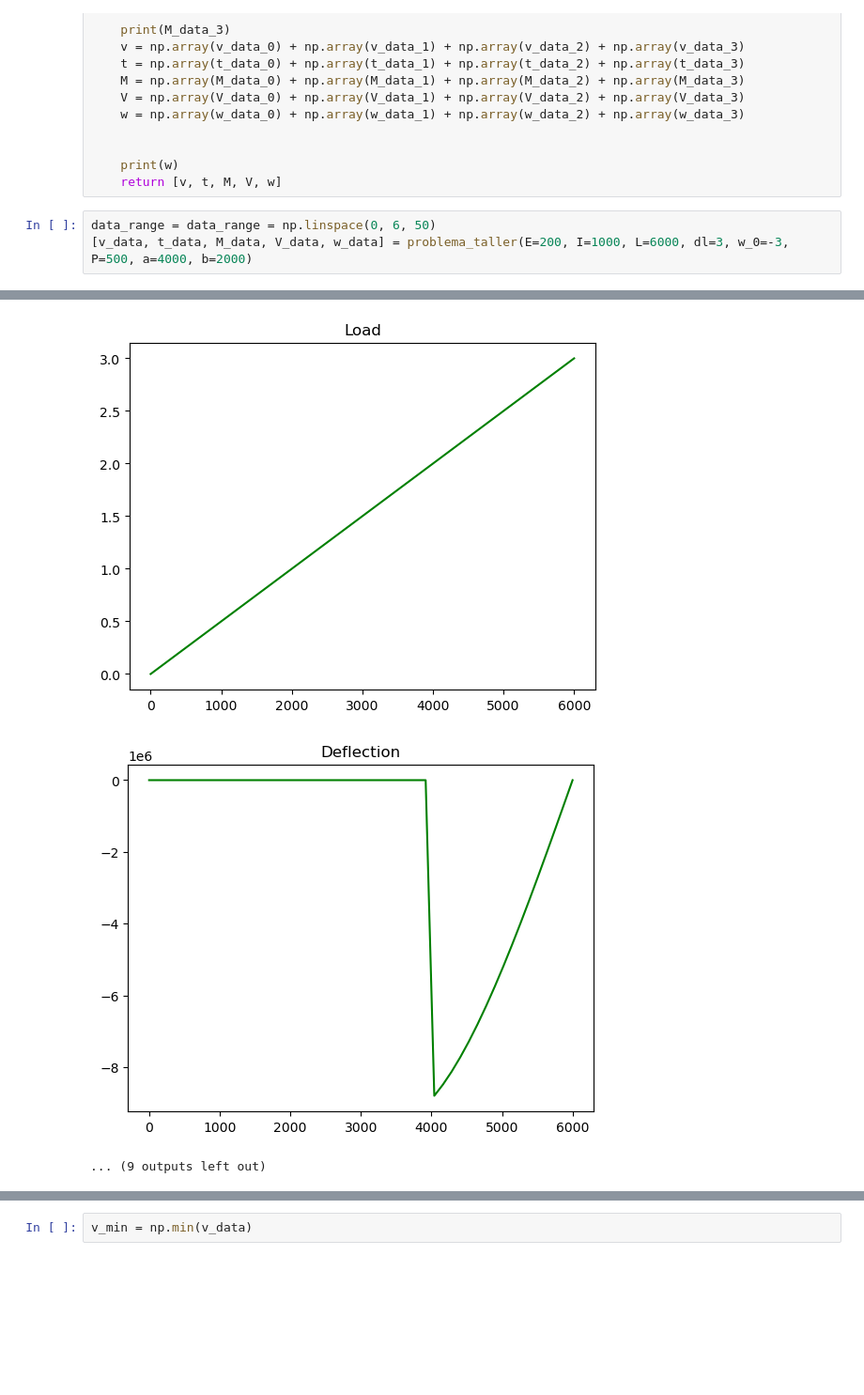
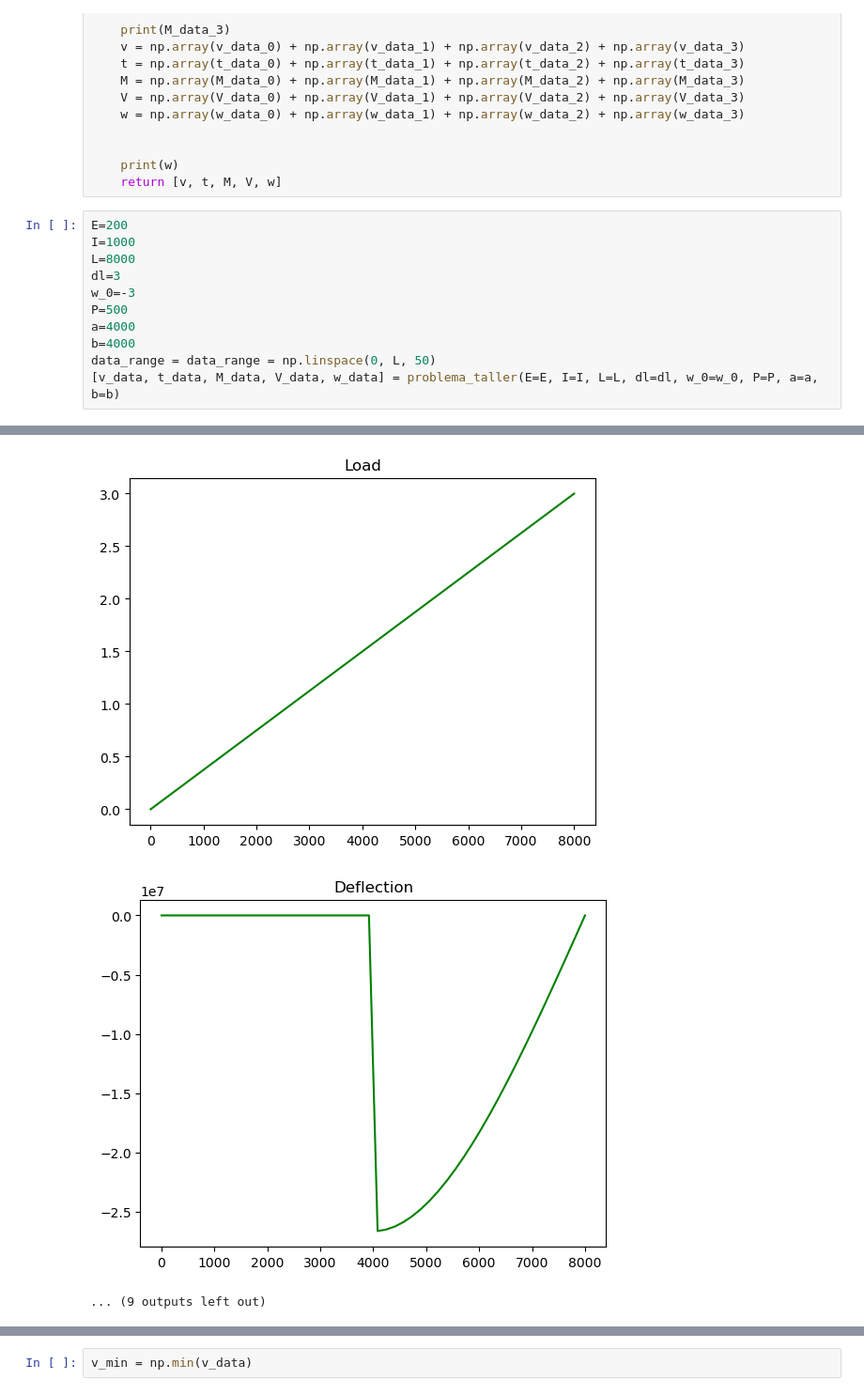
Before and after one commit to juan12425/script_REMM, a Jupyter notebook: SCRIPT_REMM_copy.ipynb, the cells around one changed output, grey strips where cells are left out. Shown at 94% size. Drawn from its saved outputs; the diff is of its cells as text; blank space fills up the shorter version.

```diff
--- a/SCRIPT_REMM_copy.ipynb
+++ b/SCRIPT_REMM_copy.ipynb
@@ -447,6 +447,14 @@ def problema_taller(E, I, L, dl, w_0, P, a, b):
     print(w)
     return [v, t, M, V, w]
 # %%
-data_range = data_range = np.linspace(0, 6, 50)
-[v_data, t_data, M_data, V_data, w_data] = problema_taller(E=200, I=1000, L=6000, dl=3, w_0=-3, P=500, a=4000, b=2000)
+E=200
+I=1000
+L=8000
+dl=3
+w_0=-3
+P=500
+a=4000
+b=4000
+data_range = data_range = np.linspace(0, L, 50)
+[v_data, t_data, M_data, V_data, w_data] = problema_taller(E=E, I=I, L=L, dl=dl, w_0=w_0, P=P, a=a, b=b)
 # %% [output]
@@ -476,5 +484,5 @@ data_range = data_range = np.linspace(0, 6, 50)
-[figure, old version]
+[figure, new version]
-[figure, old version]
+[figure, new version]
 ... (9 outputs left out)
 # %%
 graphs([(v_data, data_range)], [(t_data, data_range)], [(M_data, data_range)], [(V_data, data_range)], [(w_data, data_range)])
```
Also changed, not shown: parts of 2 cells of this notebook.
